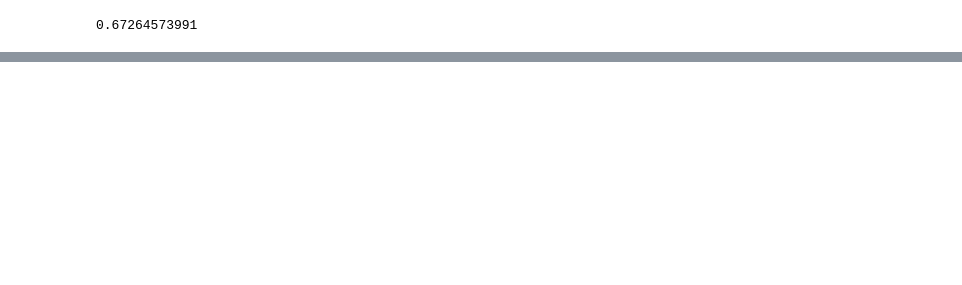
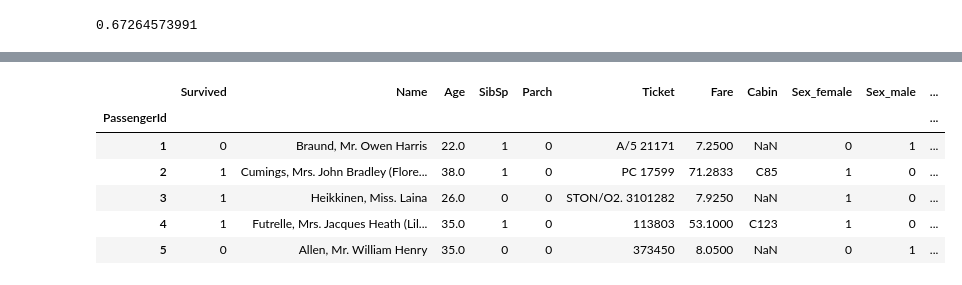
Before and after one commit to mikaelasquirchuk/DAT8SYD, a Jupyter notebook: labs/Week 3 Lesson 1 - Logistic Regression/Titanic_lab.mikaelasquirchuk.ipynb, the cells around one changed output, grey strips where cells are left out. Drawn from its saved outputs; the diff is of its cells as text; code cells hidden in the pictures; blank space fills up the shorter version.

```diff
--- a/labs/Week 3 Lesson 1 - Logistic Regression/Titanic_lab.mikaelasquirchuk.ipynb
+++ b/labs/Week 3 Lesson 1 - Logistic Regression/Titanic_lab.mikaelasquirchuk.ipynb
@@ -126,0 +160,18 @@ print(accuracy_score(y_test, y_pred_class))
+# %%
+#Task 9 using lab guide
+# TASK 9: What variables should we include in the model to improve it?
+
+# Convert character vectors - sex, embarked, pclass
+titanicwd = pd.get_dummies(data=titanic, columns = ['Sex', 'Embarked', 'Pclass'], prefix = ['Sex', 'Embarked', 'Pclass'] )
+# Fill any null values of age by taking average by gender, class and parch
+titanicwd['Age']=titanicwd[["Age","Parch","Sex_male","Pclass_1","Pclass_2"]].groupby(["Parch","Sex_male",'Pclass_1', 'Pclass_2'])['Age'].transform(lambda x: x.fillna(x.mean()))
+
+titanicwd.head()
+# %% [output]
+|  | Survived | Name | Age | SibSp | Parch | Ticket | Fare | Cabin | Sex_female | Sex_male | ... |
+| PassengerId |  |  |  |  |  |  |  |  |  |  | ... |
+| 1 | 0 | Braund, Mr. Owen Harris | 22.0 | 1 | 0 | A/5 21171 | 7.2500 | NaN | 0 | 1 | ... |
+| 2 | 1 | Cumings, Mrs. John Bradley (Flore... | 38.0 | 1 | 0 | PC 17599 | 71.2833 | C85 | 1 | 0 | ... |
+| 3 | 1 | Heikkinen, Miss. Laina | 26.0 | 0 | 0 | STON/O2. 3101282 | 7.9250 | NaN | 1 | 0 | ... |
+| 4 | 1 | Futrelle, Mrs. Jacques Heath (Lil... | 35.0 | 1 | 0 | 113803 | 53.1000 | C123 | 1 | 0 | ... |
+| 5 | 0 | Allen, Mr. William Henry | 35.0 | 0 | 0 | 373450 | 8.0500 | NaN | 0 | 1 | ... |
```
Also changed, not shown: parts of 13 cells of this notebook, 1 other file.
